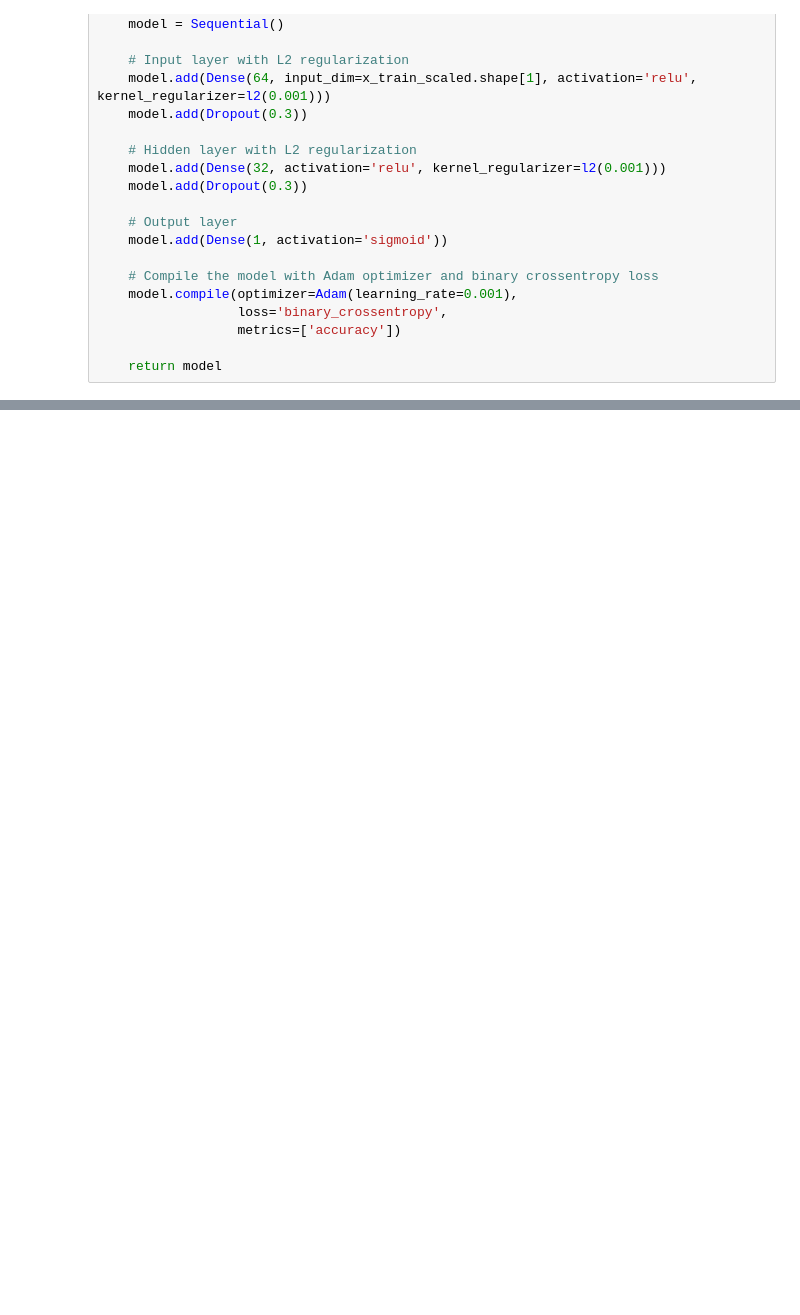
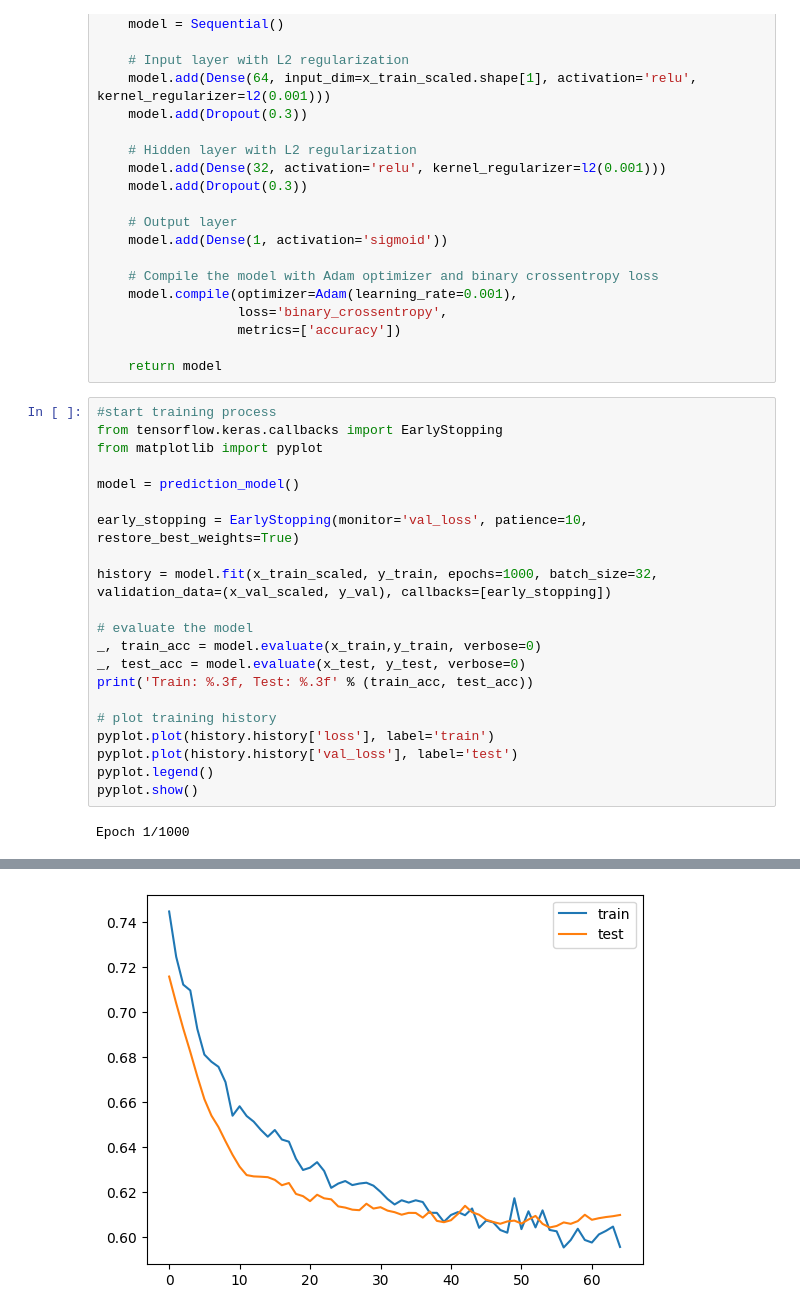
Before and after one commit to uwituzeb/water-quality-model, a Jupyter notebook: water-classification-model.ipynb, the cells around one changed output, grey strips where cells are left out. Saved outputs shown, nothing was run; the diff lists cells and outputs as text; blank space fills up the shorter version.

```diff
--- a/water-classification-model.ipynb
+++ b/water-classification-model.ipynb
@@ -87,3 +97,26 @@ def prediction_model():
                   metrics=['accuracy'])
 
     return model
+# %%
+#start training process
+from tensorflow.keras.callbacks import EarlyStopping
+from matplotlib import pyplot
+
+model = prediction_model()
+
+early_stopping = EarlyStopping(monitor='val_loss', patience=10, restore_best_weights=True)
+
+history = model.fit(x_train_scaled, y_train, epochs=1000, batch_size=32, validation_data=(x_val_scaled, y_val), callbacks=[early_stopping])
+
+# evaluate the model
+_, train_acc = model.evaluate(x_train,y_train, verbose=0)
+_, test_acc = model.evaluate(x_test, y_test, verbose=0)
+print('Train: %.3f, Test: %.3f' % (train_acc, test_acc))
+
+# plot training history
+pyplot.plot(history.history['loss'], label='train')
+pyplot.plot(history.history['val_loss'], label='test')
+pyplot.legend()
+pyplot.show()
+# %% [output]
+Epoch 1/1000
@@ -89,0 +140 @@ def prediction_model():
+[figure, added]
```
Also changed, not shown: parts of 2 cells of this notebook.
